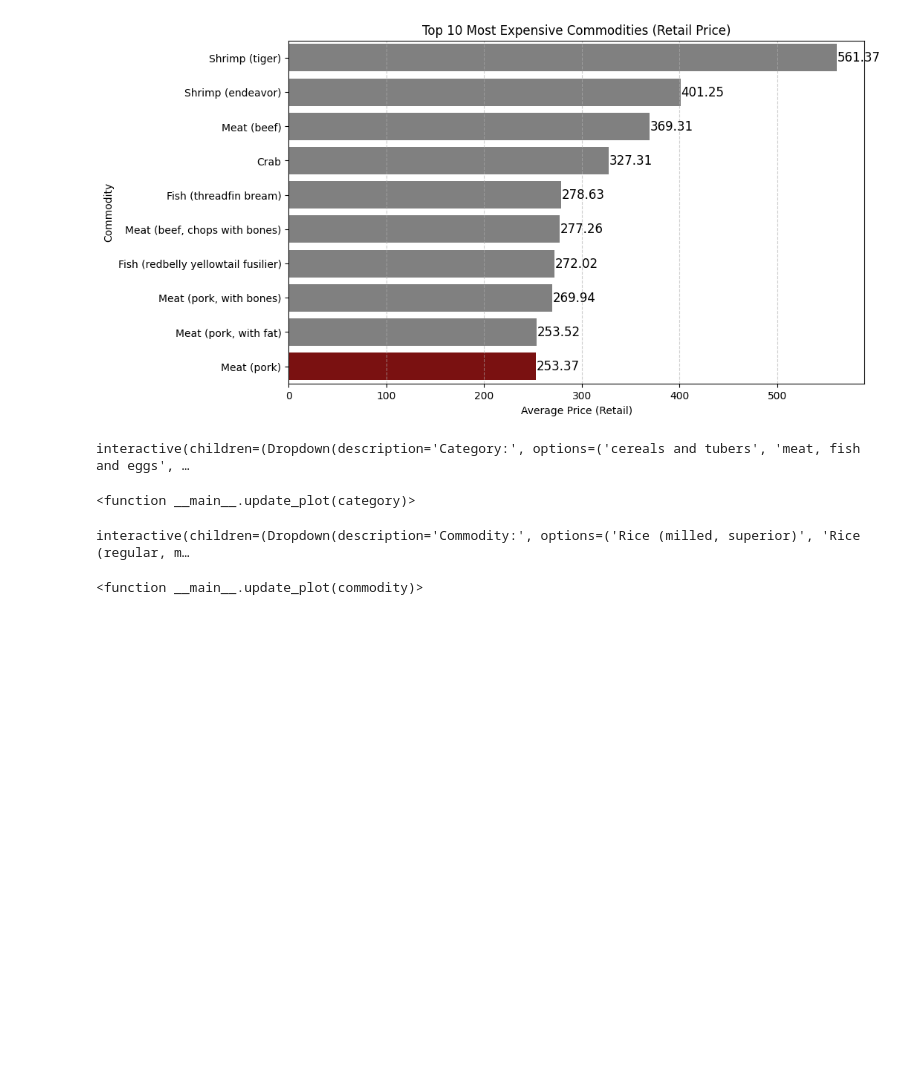
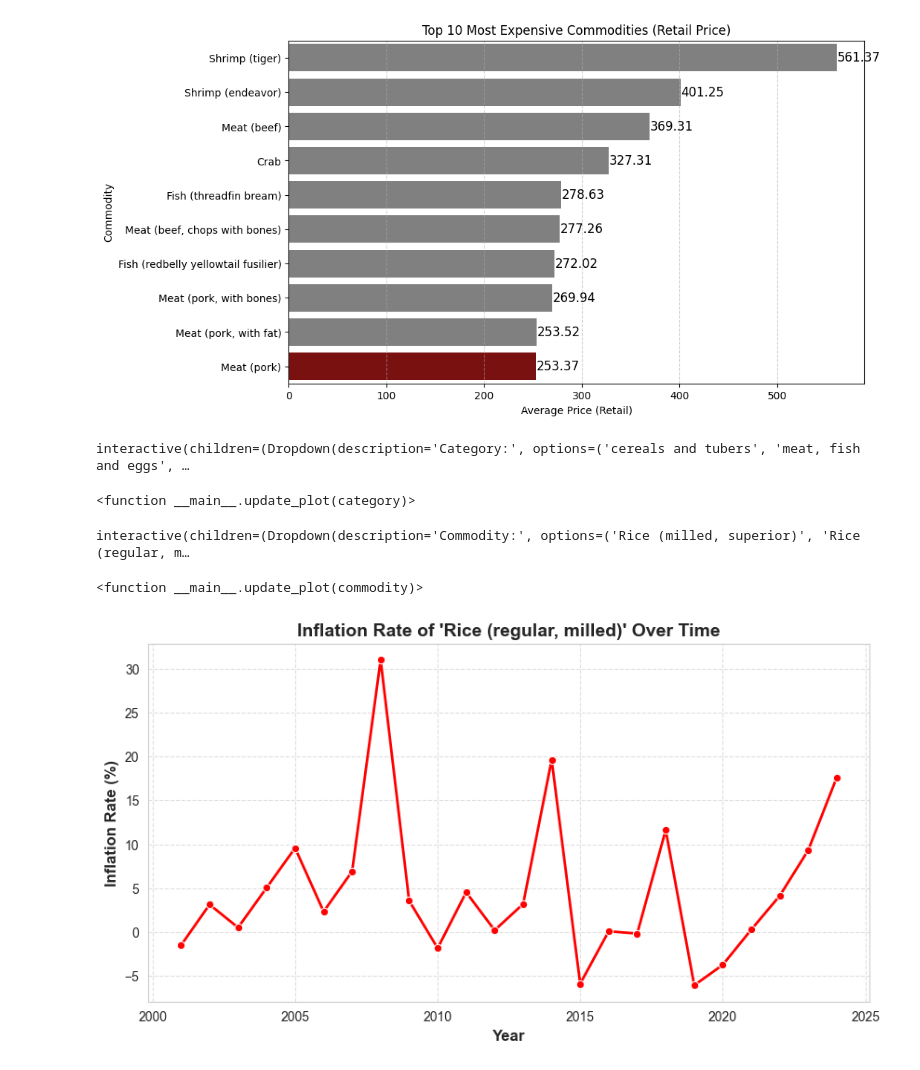
Before and after one commit to mjjj-642/Philippine-FoodPrices, a Jupyter notebook: Qualitative-Statistics.ipynb, the cells around one changed output. Drawn from its saved outputs; the diff is of its cells as text; code cells hidden in the pictures; blank space fills up the shorter version.

```diff
--- a/Qualitative-Statistics.ipynb
+++ b/Qualitative-Statistics.ipynb
@@ -670,3 +663,39 @@ widgets.interact(update_plot, commodity=commodity_dropdown)
 # %% [output]
 interactive(children=(Dropdown(description='Commodity:', options=('Rice (milled, superior)', 'Rice (regular, m…
 <function __main__.update_plot(commodity)>
+# %%
+import pandas as pd
+import matplotlib.pyplot as plt
+import seaborn as sns
+
+# Ensure 'date' column is in datetime format
+df_retail["date"] = pd.to_datetime(df_retail["date"])
+
+# Filter for 'Rice (regular, milled)' and exclude 2025
+df_rice = df_retail[(df_retail["commodity"] == "Rice (regular, milled)") & (df_retail["date"].dt.year < 2025)].copy()
+
+# Extract year
+df_rice["year"] = df_rice["date"].dt.year
+
+# Compute yearly average price
+df_yearly = df_rice.groupby("year", as_index=False)["price"].mean()
+
+# Calculate inflation rate (percentage change from previous year)
+df_yearly["inflation_rate"] = df_yearly["price"].pct_change() * 100
+
+# Plot inflation rate over time
+plt.figure(figsize=(10, 5))
+sns.lineplot(data=df_yearly, x="year", y="inflation_rate", marker="o", linewidth=2, color="red")
+
+# Add labels and title
+plt.xlabel("Year", fontsize=12, fontweight="bold")
+plt.ylabel("Inflation Rate (%)", fontsize=12, fontweight="bold")
+plt.title("Inflation Rate of 'Rice (regular, milled)' Over Time", fontsize=14, fontweight="bold")
+
+# Show grid for readability
+plt.grid(True, linestyle="--", alpha=0.6)
+
+# Show plot
+plt.show()
+# %% [output]
+[figure, added]
```
Also changed, not shown: parts of 7 cells of this notebook.
